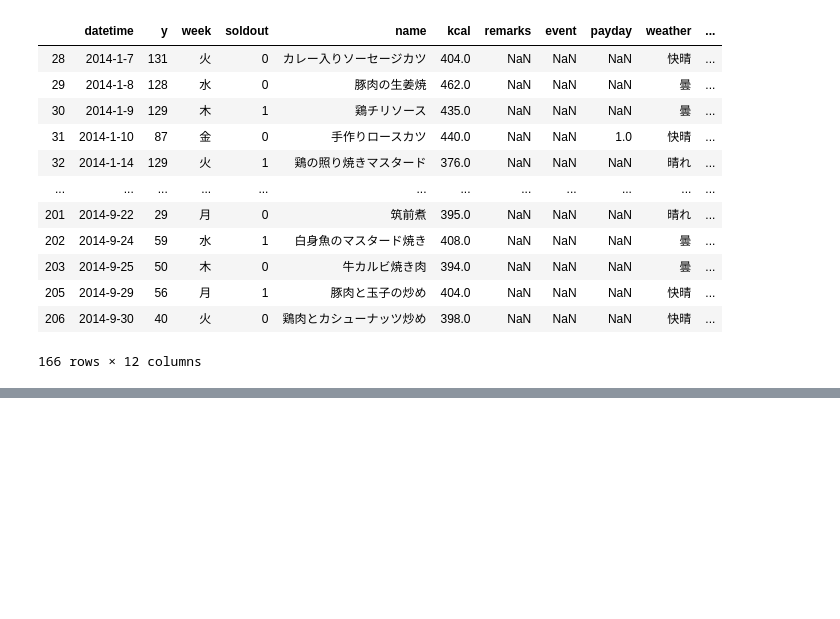
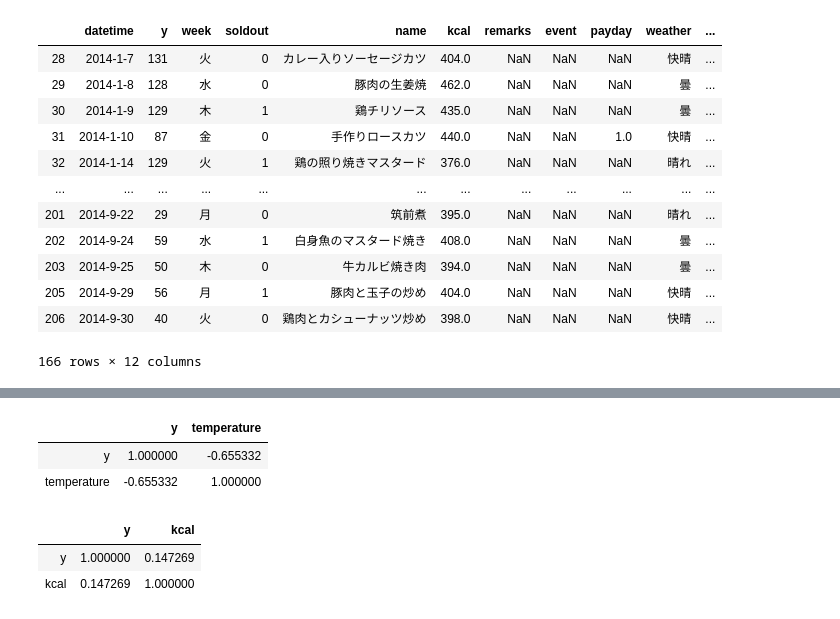
Before and after one commit to ducksfrogs/jpObent, a Jupyter notebook: jup/欠損と相関.ipynb, the cells around one changed output, grey strips where cells are left out. Cells and saved outputs as stored; diff of their text form; code cells hidden in the pictures; blank space fills up the shorter version.

```diff
--- a/jup/欠損と相関.ipynb
+++ b/jup/欠損と相関.ipynb
@@ -104 +104,13 @@ train_null["precipitation"].value_counts()
 Name: precipitation, dtype: int64
+# %%
+train[["y","temperature"]].corr()
+# %% [output]
+|  | y | temperature |
+| y | 1.000000 | -0.655332 |
+| temperature | -0.655332 | 1.000000 |
+# %%
+train[["y","kcal"]].corr()
+# %% [output]
+|  | y | kcal |
+| y | 1.000000 | 0.147269 |
+| kcal | 0.147269 | 1.000000 |
```
Also changed, not shown: parts of 2 cells of this notebook, 3 other files.
